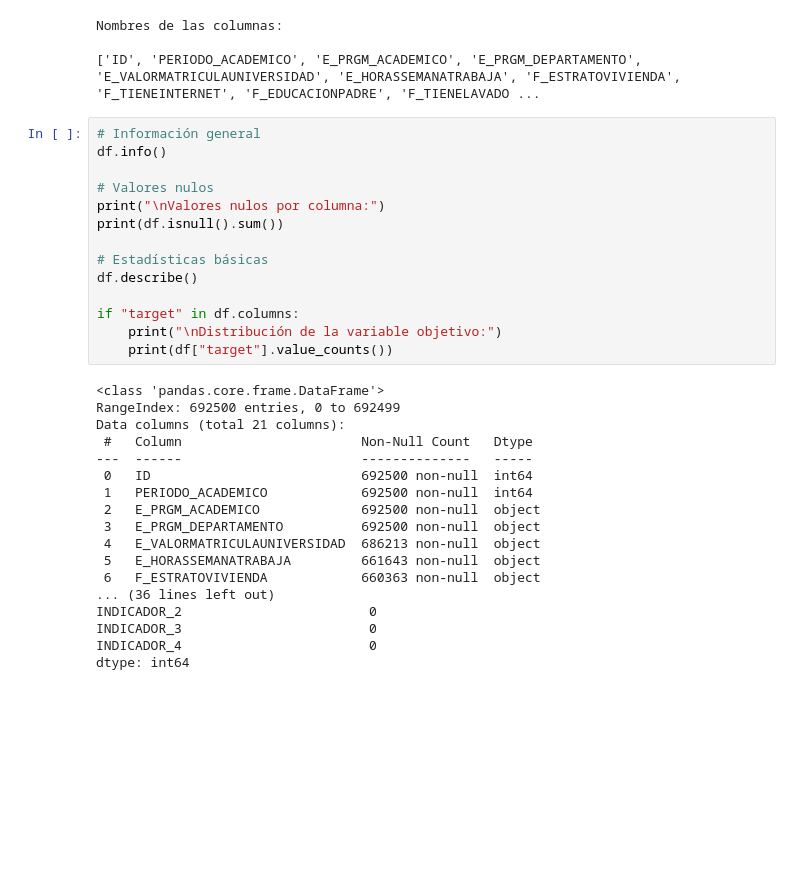
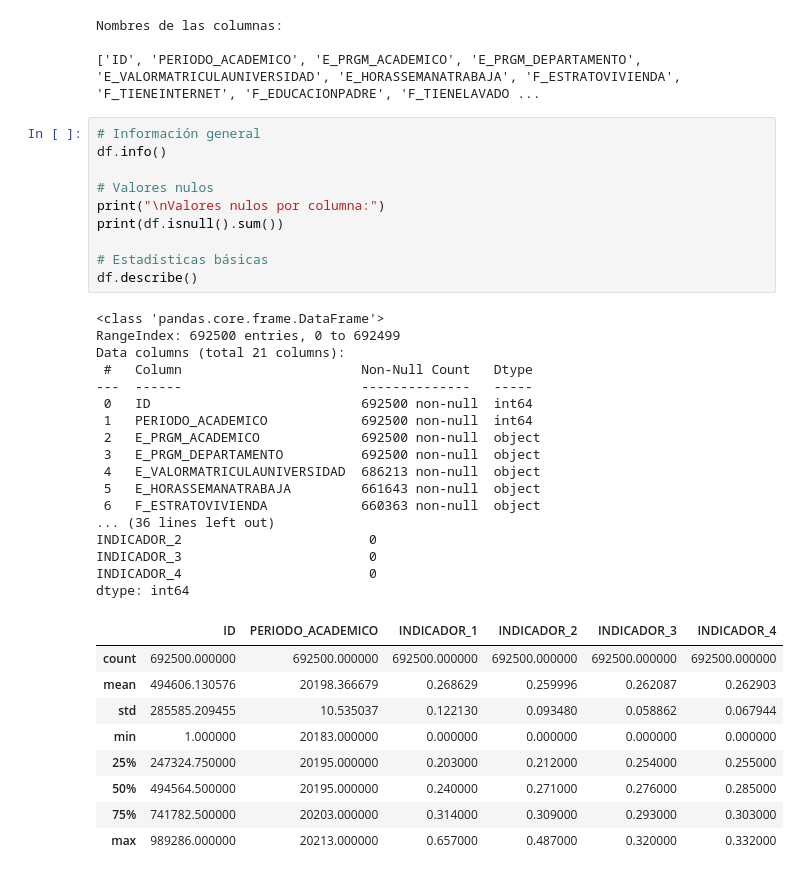
Before and after one commit to victordot/Inteligencia-Artificial-2025-2, a Jupyter notebook: 01 - exploración.ipynb, the cells around one changed output. Saved outputs shown, nothing was run; the diff lists cells and outputs as text; blank space fills up the shorter version.

```diff
--- a/01 - exploración.ipynb
+++ b/01 - exploración.ipynb
@@ -67,32 +67,37 @@ Nombres de las columnas:
 # %%
 # Información general
 df.info()
 
 # Valores nulos
 print("\nValores nulos por columna:")
 print(df.isnull().sum())
 
 # Estadísticas básicas
 df.describe()
-
-if "target" in df.columns:
-    print("\nDistribución de la variable objetivo:")
-    print(df["target"].value_counts())
 # %% [output]
 <class 'pandas.core.frame.DataFrame'>
 RangeIndex: 692500 entries, 0 to 692499
 Data columns (total 21 columns):
  #   Column                       Non-Null Count   Dtype
 ---  ------                       --------------   -----
  0   ID                           692500 non-null  int64
  1   PERIODO_ACADEMICO            692500 non-null  int64
  2   E_PRGM_ACADEMICO             692500 non-null  object
  3   E_PRGM_DEPARTAMENTO          692500 non-null  object
  4   E_VALORMATRICULAUNIVERSIDAD  686213 non-null  object
  5   E_HORASSEMANATRABAJA         661643 non-null  object
  6   F_ESTRATOVIVIENDA            660363 non-null  object
 ... (36 lines left out)
 INDICADOR_2                        0
 INDICADOR_3                        0
 INDICADOR_4                        0
 dtype: int64
+|  | ID | PERIODO_ACADEMICO | INDICADOR_1 | INDICADOR_2 | INDICADOR_3 | INDICADOR_4 |
+| count | 692500.000000 | 692500.000000 | 692500.000000 | 692500.000000 | 692500.000000 | 692500.000000 |
+| mean | 494606.130576 | 20198.366679 | 0.268629 | 0.259996 | 0.262087 | 0.262903 |
+| std | 285585.209455 | 10.535037 | 0.122130 | 0.093480 | 0.058862 | 0.067944 |
+| min | 1.000000 | 20183.000000 | 0.000000 | 0.000000 | 0.000000 | 0.000000 |
+| 25% | 247324.750000 | 20195.000000 | 0.203000 | 0.212000 | 0.254000 | 0.255000 |
+| 50% | 494564.500000 | 20195.000000 | 0.240000 | 0.271000 | 0.276000 | 0.285000 |
+| 75% | 741782.500000 | 20203.000000 | 0.314000 | 0.309000 | 0.293000 | 0.303000 |
+| max | 989286.000000 | 20213.000000 | 0.657000 | 0.487000 | 0.320000 | 0.332000 |
```
Also changed, not shown: parts of 3 cells of this notebook.
